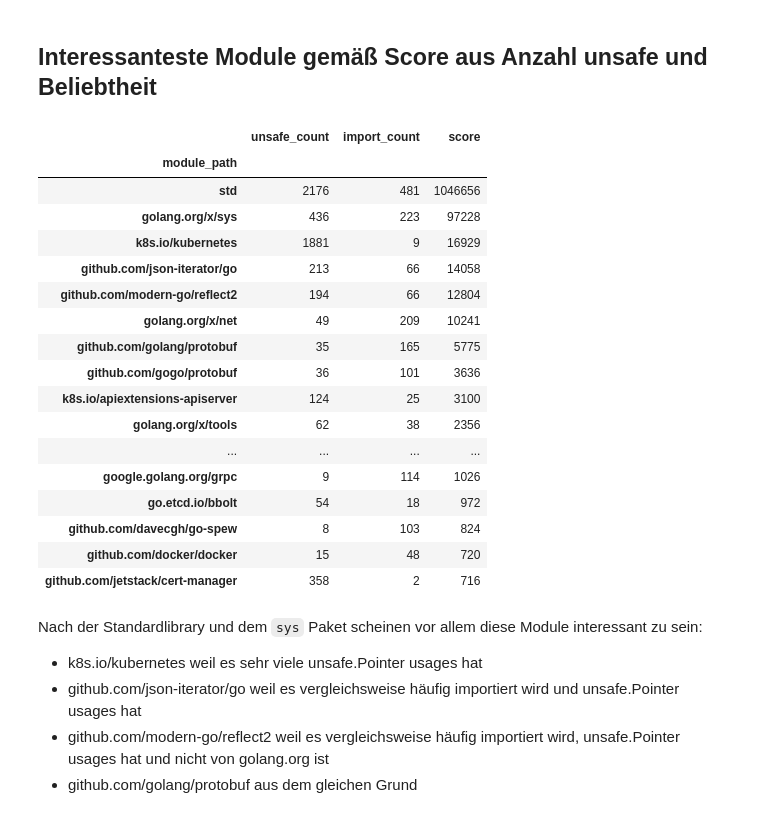
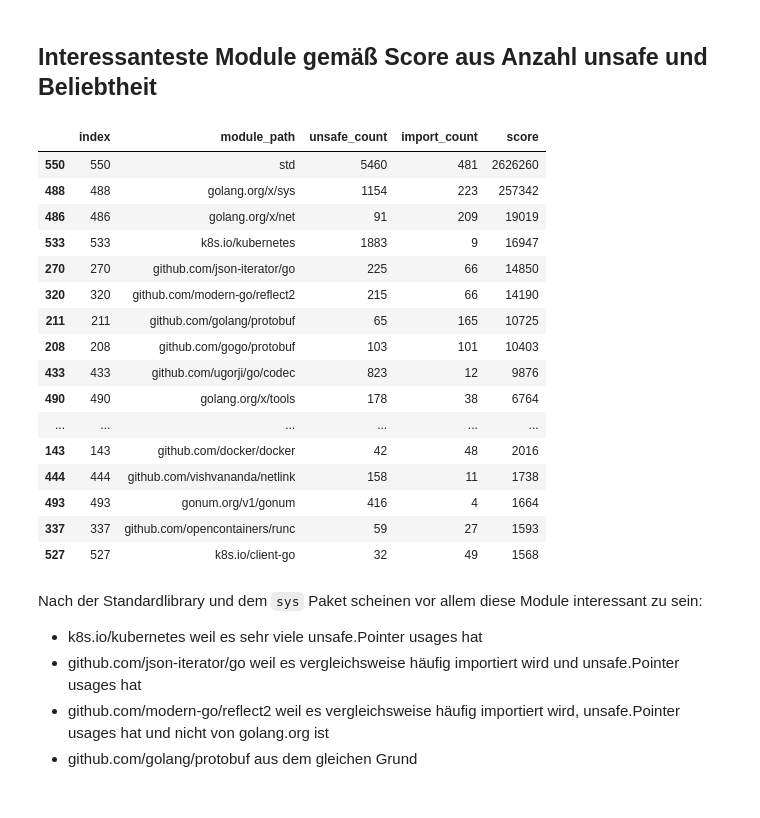
Before and after one commit to jlauinger/master-of-science, a Jupyter notebook: code/data-survey/analysis/data-exploration.ipynb, the cells around one changed output. Drawn from its saved outputs; the diff is of its cells as text; code cells hidden in the pictures.

```diff
--- a/code/data-survey/analysis/data-exploration.ipynb
+++ b/code/data-survey/analysis/data-exploration.ipynb
@@ -888,13 +892,14 @@ unsafe_by_project_features_df\
 # %%
 df1 = grep_df\
-    .where(grep_df['match_type']=='unsafe.Pointer')\
     .groupby(['module_path', 'project_name'])\
     .agg(unsafe_count=pd.NamedAgg(column='module_path', aggfunc='count'))\
-    .groupby('module_path').max()
+    .groupby('module_path').max()\
+    .reset_index()
 
 df2 = package_df\
     .groupby('module_path')\
-    .agg(import_count=pd.NamedAgg(column='project_name', aggfunc='nunique'))
+    .agg(import_count=pd.NamedAgg(column='project_name', aggfunc='nunique'))\
+    .reset_index()
 
 unsafe_modules_weighted_popularity_df = pd.merge(df1, df2, how='inner', on=['module_path'])
 # %%
@@ -933,32 +937,31 @@ df.plot.scatter(x='import_count', y='unsafe_count',
 # %% [markdown]
 ## Interessanteste Module gemäß Score aus Anzahl unsafe und Beliebtheit
 # %%
-weighted_df = unsafe_modules_weighted_popularity_df
+weighted_df = unsafe_modules_weighted_popularity_df.reset_index()
 
 weighted_df['score'] = weighted_df[['unsafe_count', 'import_count']]\
     .apply(lambda x: x['unsafe_count'] * x['import_count'], axis=1)
 
 weighted_df\
     .sort_values(by='score', ascending=False)[:20]
 # %% [output]
-|  | unsafe_count | import_count | score |
-| module_path |  |  |  |
-| std | 2176 | 481 | 1046656 |
-| golang.org/x/sys | 436 | 223 | 97228 |
-| k8s.io/kubernetes | 1881 | 9 | 16929 |
-| github.com/json-iterator/go | 213 | 66 | 14058 |
-| github.com/modern-go/reflect2 | 194 | 66 | 12804 |
-| golang.org/x/net | 49 | 209 | 10241 |
-| github.com/golang/protobuf | 35 | 165 | 5775 |
-| github.com/gogo/protobuf | 36 | 101 | 3636 |
-| k8s.io/apiextensions-apiserver | 124 | 25 | 3100 |
-| golang.org/x/tools | 62 | 38 | 2356 |
-| ... | ... | ... | ... |
-| google.golang.org/grpc | 9 | 114 | 1026 |
-| go.etcd.io/bbolt | 54 | 18 | 972 |
-| github.com/davecgh/go-spew | 8 | 103 | 824 |
-| github.com/docker/docker | 15 | 48 | 720 |
-| github.com/jetstack/cert-manager | 358 | 2 | 716 |
+|  | index | module_path | unsafe_count | import_count | score |
+| 550 | 550 | std | 5460 | 481 | 2626260 |
+| 488 | 488 | golang.org/x/sys | 1154 | 223 | 257342 |
+| 486 | 486 | golang.org/x/net | 91 | 209 | 19019 |
+| 533 | 533 | k8s.io/kubernetes | 1883 | 9 | 16947 |
+| 270 | 270 | github.com/json-iterator/go | 225 | 66 | 14850 |
+| 320 | 320 | github.com/modern-go/reflect2 | 215 | 66 | 14190 |
+| 211 | 211 | github.com/golang/protobuf | 65 | 165 | 10725 |
+| 208 | 208 | github.com/gogo/protobuf | 103 | 101 | 10403 |
+| 433 | 433 | github.com/ugorji/go/codec | 823 | 12 | 9876 |
+| 490 | 490 | golang.org/x/tools | 178 | 38 | 6764 |
+| ... | ... | ... | ... | ... | ... |
+| 143 | 143 | github.com/docker/docker | 42 | 48 | 2016 |
+| 444 | 444 | github.com/vishvananda/netlink | 158 | 11 | 1738 |
+| 493 | 493 | gonum.org/v1/gonum | 416 | 4 | 1664 |
+| 337 | 337 | github.com/opencontainers/runc | 59 | 27 | 1593 |
+| 527 | 527 | k8s.io/client-go | 32 | 49 | 1568 |
 # %% [markdown]
 Nach der Standardlibrary und dem `sys` Paket scheinen vor allem diese Module interessant zu sein:
 
```
Also changed, not shown: parts of 18 cells of this notebook.
